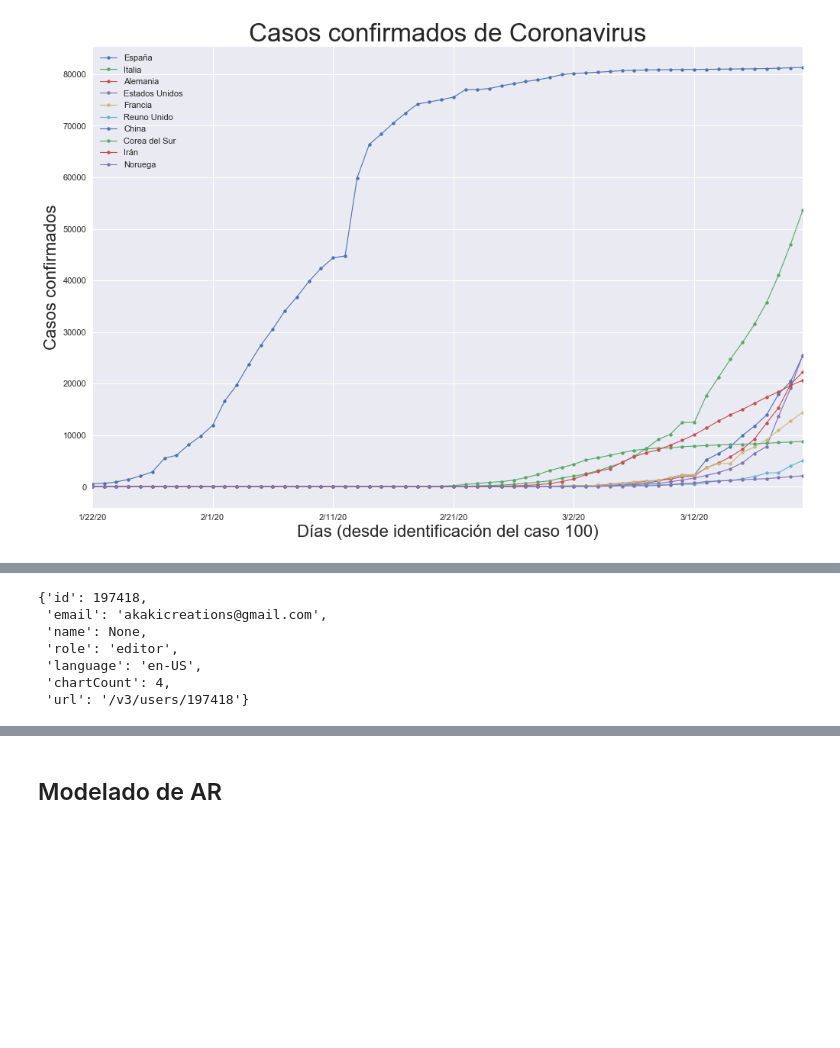
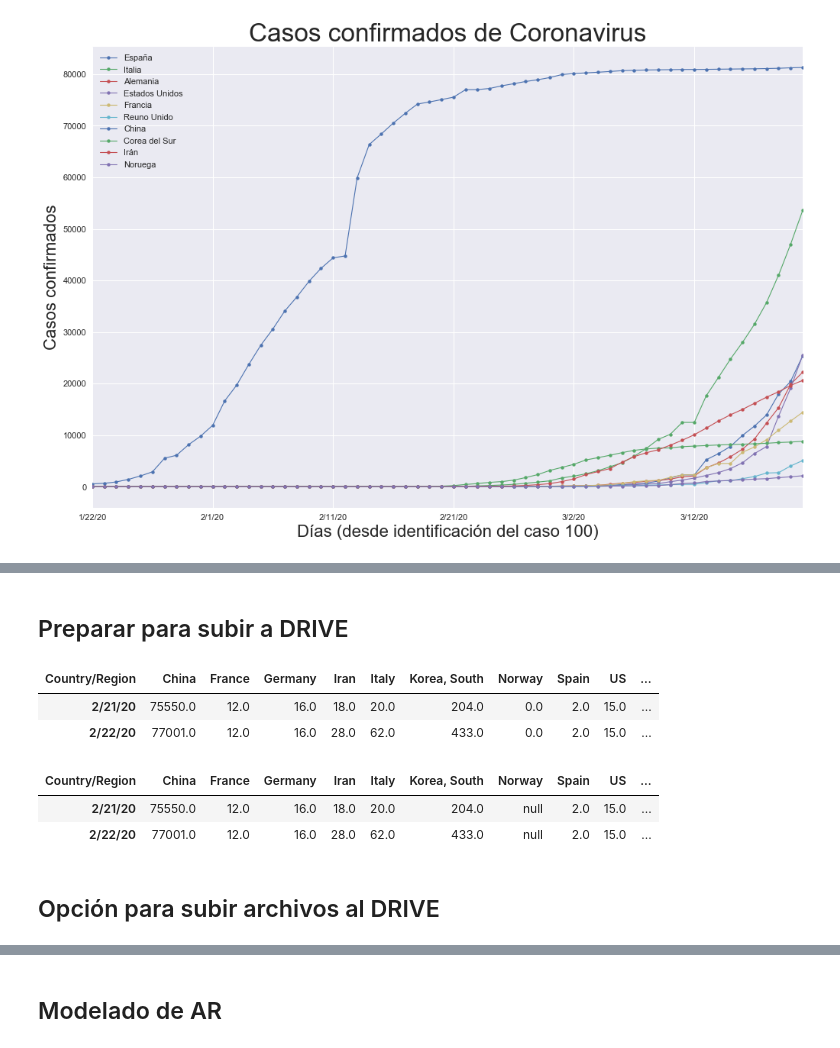
Before and after one commit to akakicreations/ejercicios-casuales-github, a Jupyter notebook: covid19-exercise/covid19_notebook.ipynb, the cells around one changed output, grey strips where cells are left out. Saved outputs shown, nothing was run; the diff lists cells and outputs as text; code cells hidden in the pictures; blank space fills up the shorter version.

```diff
--- a/covid19-exercise/covid19_notebook.ipynb
+++ b/covid19-exercise/covid19_notebook.ipynb
@@ -222,10 +198,24 @@ dw = Datawrapper(access_token = "a4d485122f7e32616033323349af7664c9d1cbd23ea82f0
-# %%
-dw.account_info()
-# %% [output]
-{'id': 197418,
- 'email': 'akakicreations@gmail.com',
- 'name': None,
- 'role': 'editor',
- 'language': 'en-US',
- 'chartCount': 4,
- 'url': '/v3/users/197418'}
+# %% [markdown]
+## Preparar para subir a DRIVE
+# %%
+#Exportar CSV por días progresivos
+data_drive_days = data_time_filter.loc[:,list_countries]
+data_drive_days.to_csv('covid19_data_drive_days.csv', sep = ';', encoding="utf-8")
+data_drive_days.head(2)
+# %% [output]
+| Country/Region | China | France | Germany | Iran | Italy | Korea, South | Norway | Spain | US | ... |
+| 2/21/20 | 75550.0 | 12.0 | 16.0 | 18.0 | 20.0 | 204.0 | 0.0 | 2.0 | 15.0 | ... |
+| 2/22/20 | 77001.0 | 12.0 | 16.0 | 28.0 | 62.0 | 433.0 | 0.0 | 2.0 | 15.0 | ... |
+# %%
+# Rellenar los 0 por NaN y expoertar
+data_drive_from100 = data_time_filter.loc[:,list_countries].copy()
+data_drive_from100 = data_drive_from100.replace(0, 'null')
+#Exportar CSV desde caso 100
+data_drive_from100.to_csv('covid19_data_drive_from100.csv', sep = ';')
+data_drive_from100.head(2)
+# %% [output]
+| Country/Region | China | France | Germany | Iran | Italy | Korea, South | Norway | Spain | US | ... |
+| 2/21/20 | 75550.0 | 12.0 | 16.0 | 18.0 | 20.0 | 204.0 | null | 2.0 | 15.0 | ... |
+| 2/22/20 | 77001.0 | 12.0 | 16.0 | 28.0 | 62.0 | 433.0 | null | 2.0 | 15.0 | ... |
+# %% [markdown]
+## Opción para subir archivos al DRIVE
```
Also changed, not shown: parts of 9 cells of this notebook, 4 other files.
